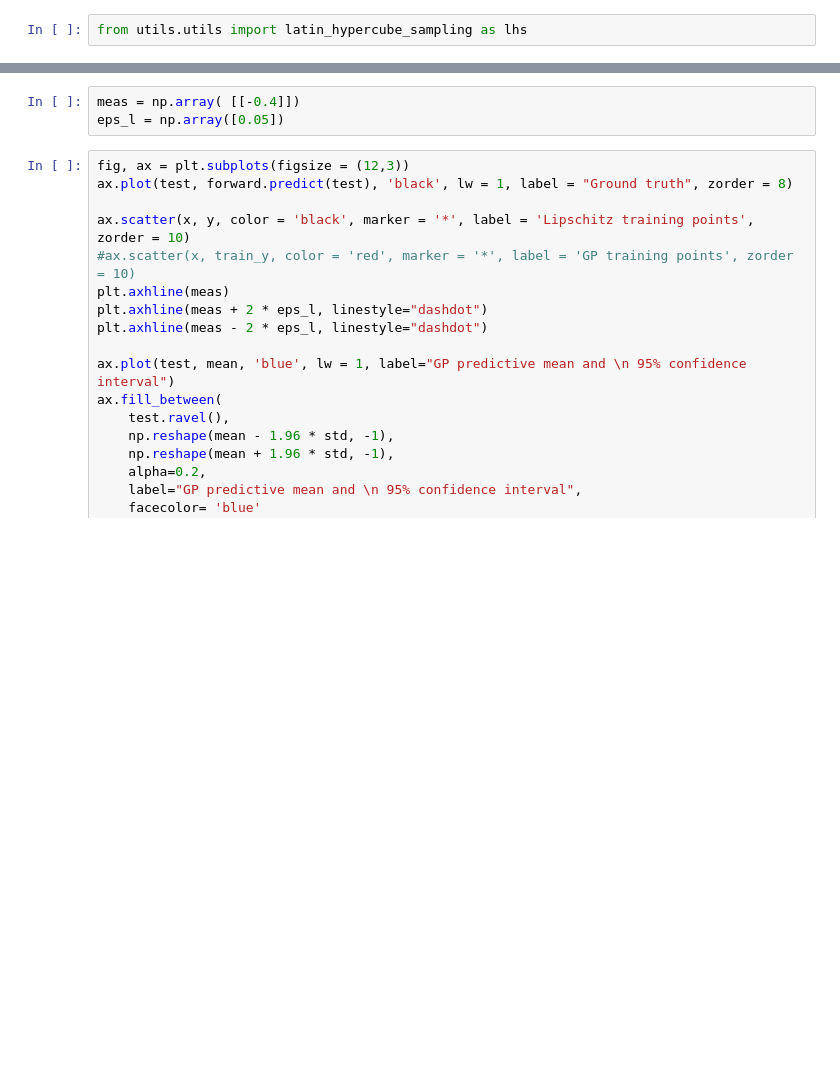
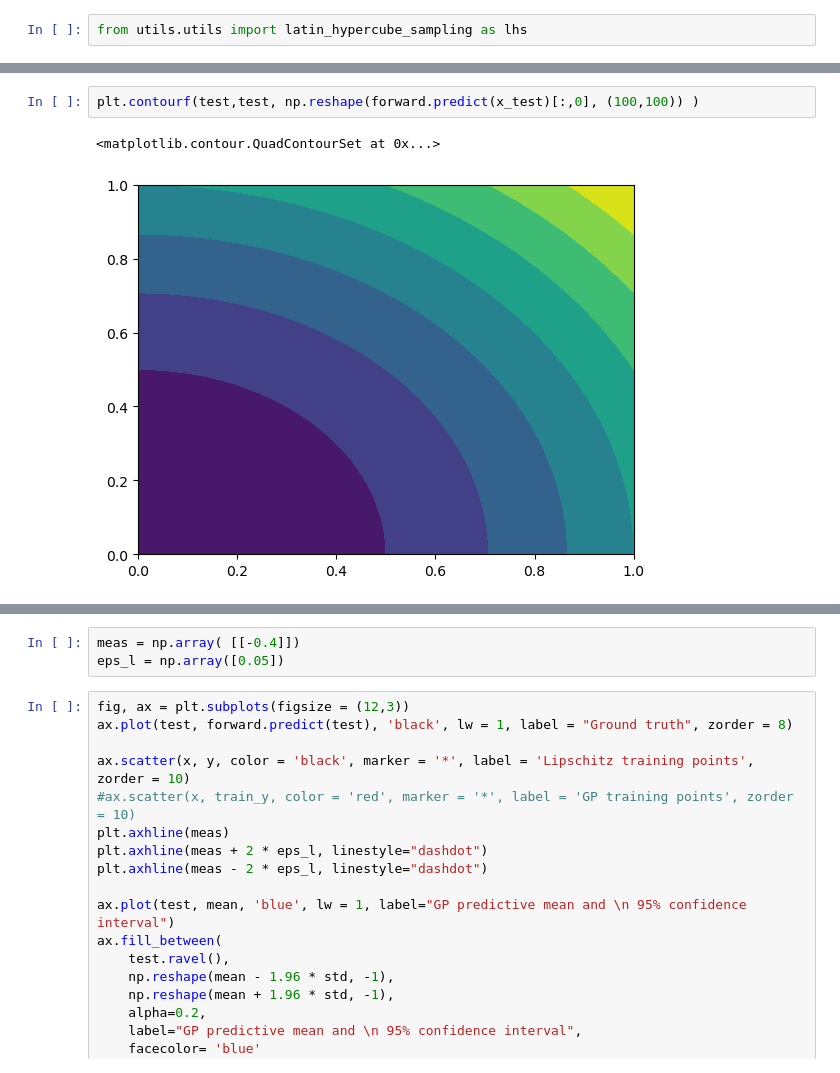
Before and after one commit to ppp0l/TU-thesis, a Jupyter notebook: code/notebooks/test_lipschitz.ipynb, the cells around one changed output, grey strips where cells are left out. Cells and saved outputs as stored; diff of their text form; blank space fills up the shorter version.

```diff
--- a/code/notebooks/test_lipschitz.ipynb
+++ b/code/notebooks/test_lipschitz.ipynb
@@ -55 +56,6 @@ pred, low_bd, up_bd = lips.predict(x_test, return_bds=True)
+# %%
+plt.contourf(test,test, np.reshape(forward.predict(x_test)[:,0], (100,100)) )
+# %% [output]
+<matplotlib.contour.QuadContourSet at 0x...>
+[figure, added]
 # %%
```
Also changed, not shown: parts of 15 cells of this notebook, 1 other file.
